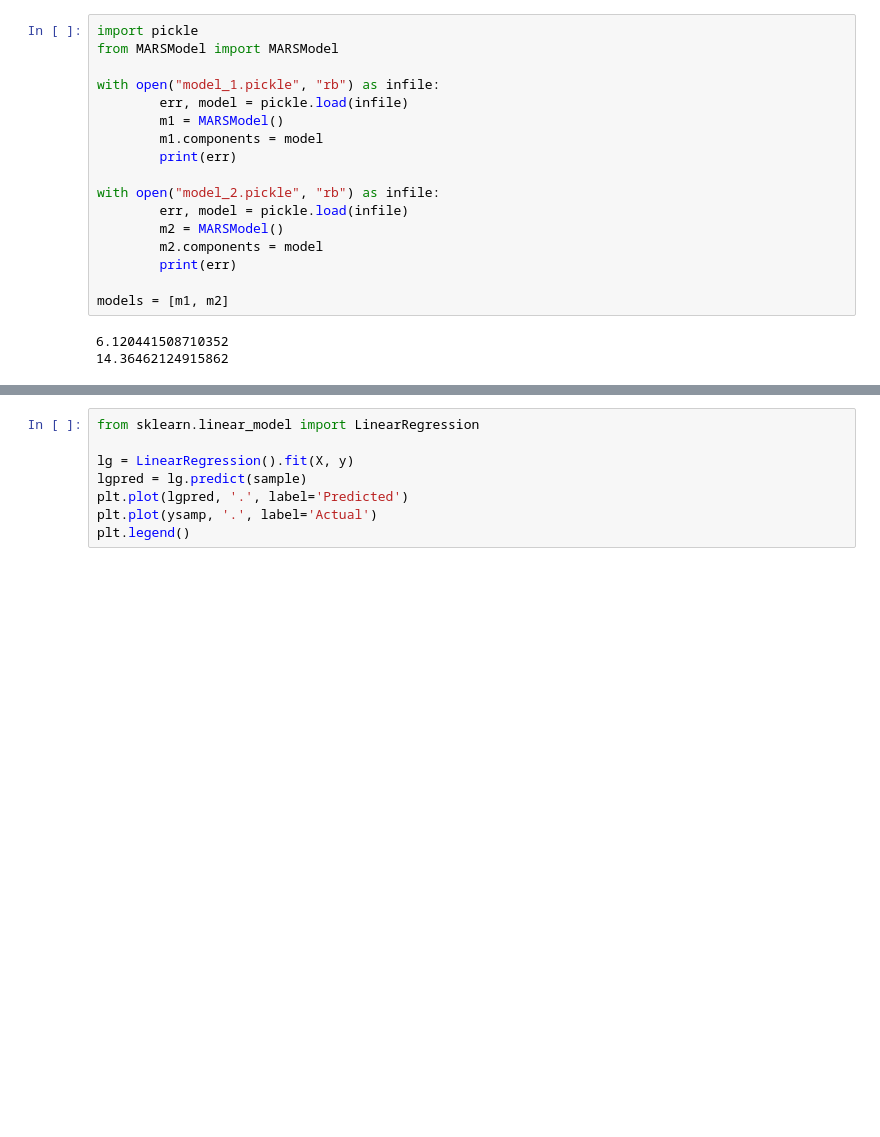
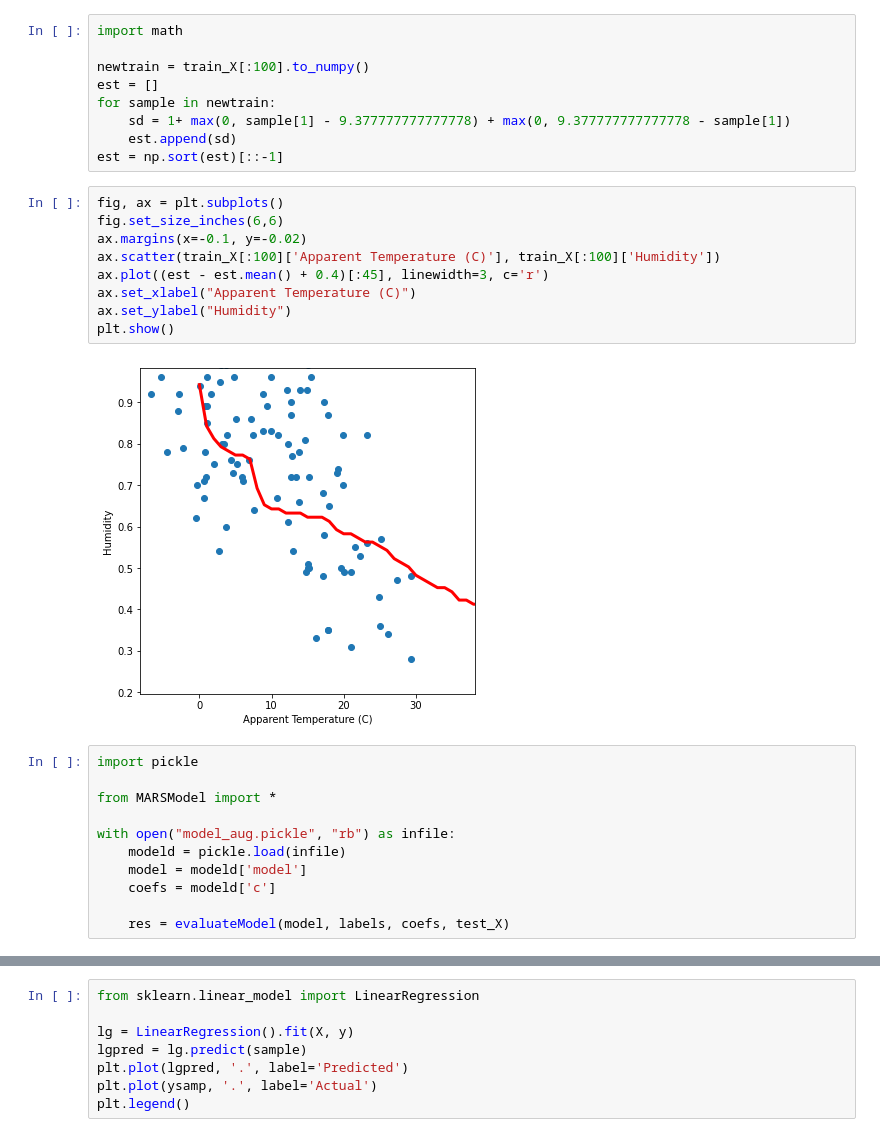
Before and after one commit to TheRealKS/MARS, a Jupyter notebook: test.ipynb, the cells around one changed output, grey strips where cells are left out. Cells and saved outputs as stored; diff of their text form; blank space fills up the shorter version.

```diff
--- a/test.ipynb
+++ b/test.ipynb
@@ -1,20 +84,31 @@
+# %%
+import math
+
+newtrain = train_X[:100].to_numpy()
+est = []
+for sample in newtrain:
+    sd = 1+ max(0, sample[1] - 9.377777777777778) + max(0, 9.377777777777778 - sample[1])
+    est.append(sd)
+est = np.sort(est)[::-1]
+# %%
+fig, ax = plt.subplots()
+fig.set_size_inches(6,6)
+ax.margins(x=-0.1, y=-0.02)
+ax.scatter(train_X[:100]['Apparent Temperature (C)'], train_X[:100]['Humidity'])
+ax.plot((est - est.mean() + 0.4)[:45], linewidth=3, c='r')
+ax.set_xlabel("Apparent Temperature (C)")
+ax.set_ylabel("Humidity")
+plt.show()
+# %% [output]
+[figure, added]
 # %%
 import pickle
-from MARSModel import MARSModel
 
-with open("model_1.pickle", "rb") as infile:
-        err, model = pickle.load(infile)
-        m1 = MARSModel()
-        m1.components = model
-        print(err)
+from MARSModel import *
 
-with open("model_2.pickle", "rb") as infile:
-        err, model = pickle.load(infile)
-        m2 = MARSModel()
-        m2.components = model
-        print(err)
+with open("model_aug.pickle", "rb") as infile:
+    modeld = pickle.load(infile)
+    model = modeld['model']
+    coefs = modeld['c']
 
-models = [m1, m2]
+    res = evaluateModel(model, labels, coefs, test_X)
-# %% [output]
-6.120441508710352
-14.36462124915862
```
Also changed, not shown: parts of 26 cells of this notebook, 11 other files.
